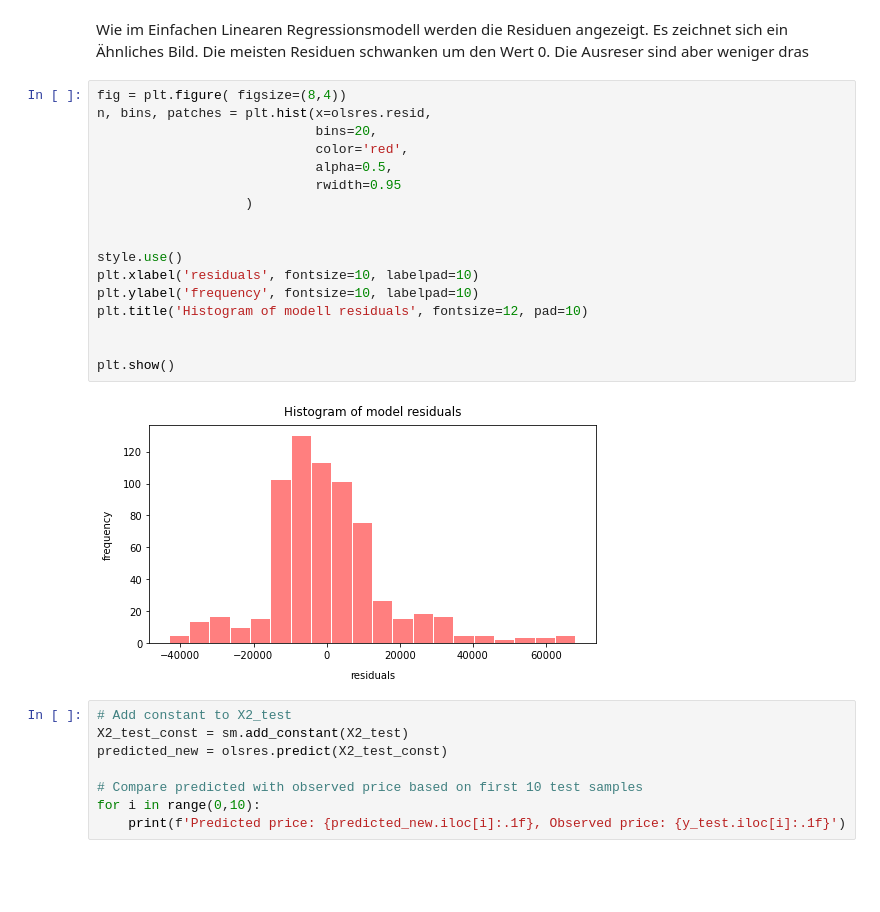
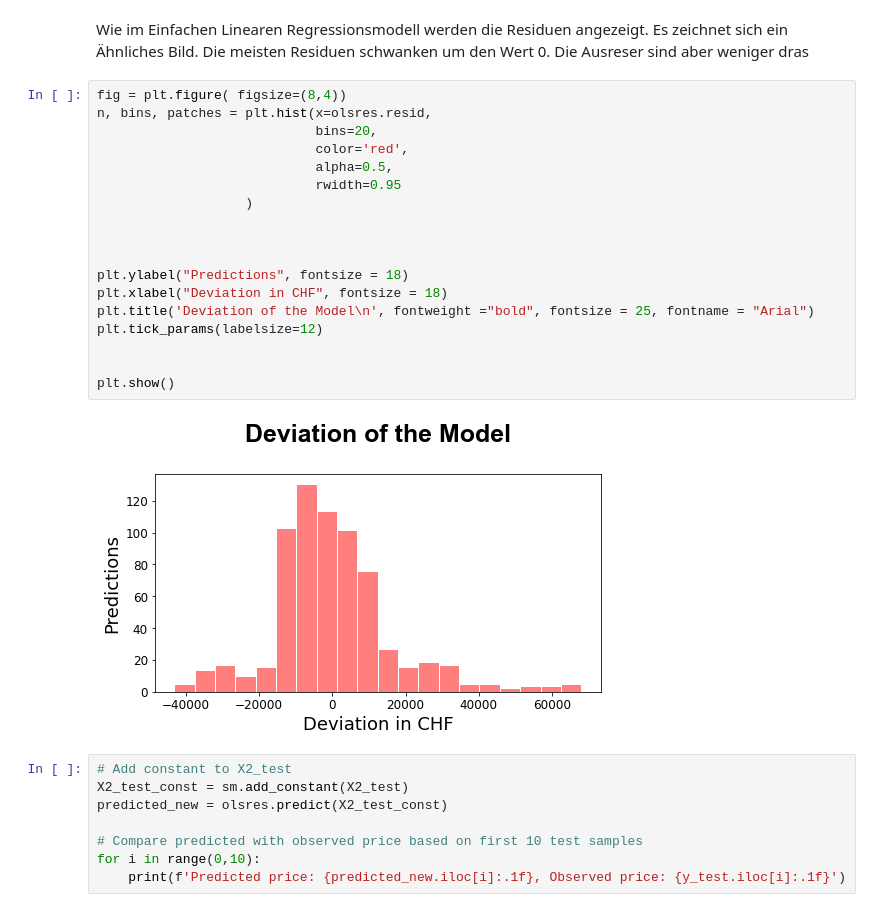
Before and after one commit to jk019/DA_LN_neues_Github, a Jupyter notebook: Analysen/Models.ipynb, the cells around one changed output. Drawn from its saved outputs; the diff is of its cells as text; blank space fills up the shorter version.

```diff
--- a/Analysen/Models.ipynb
+++ b/Analysen/Models.ipynb
@@ -295,22 +300,23 @@ Wie im Einfachen Linearen Regressionsmodell werden die Residuen angezeigt. Es ze
 # %%
 fig = plt.figure( figsize=(8,4))
 n, bins, patches = plt.hist(x=olsres.resid,
                             bins=20,
                             color='red',
                             alpha=0.5,
                             rwidth=0.95
                    )
 
 
-style.use()
-plt.xlabel('residuals', fontsize=10, labelpad=10)
-plt.ylabel('frequency', fontsize=10, labelpad=10)
-plt.title('Histogram of modell residuals', fontsize=12, pad=10)
+
+plt.ylabel("Predictions", fontsize = 18)
+plt.xlabel("Deviation in CHF", fontsize = 18)
+plt.title('Deviation of the Model\n', fontweight ="bold", fontsize = 25, fontname = "Arial")
+plt.tick_params(labelsize=12)
 
 
 plt.show()
 # %% [output]
-[figure, old version]
+[figure, new version]
 # %%
 # Add constant to X2_test
 X2_test_const = sm.add_constant(X2_test)
```
Also changed, not shown: parts of 14 cells of this notebook, 4 other files.
